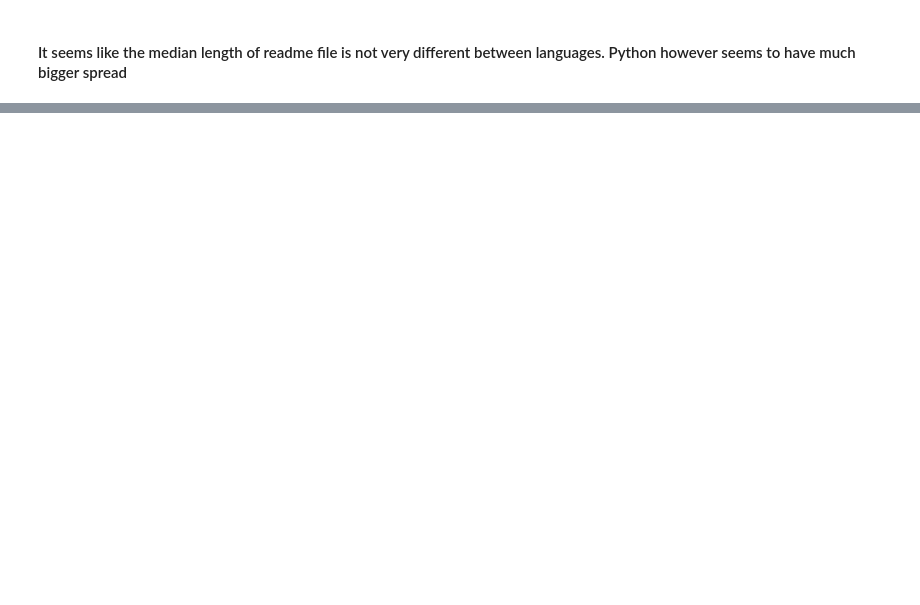
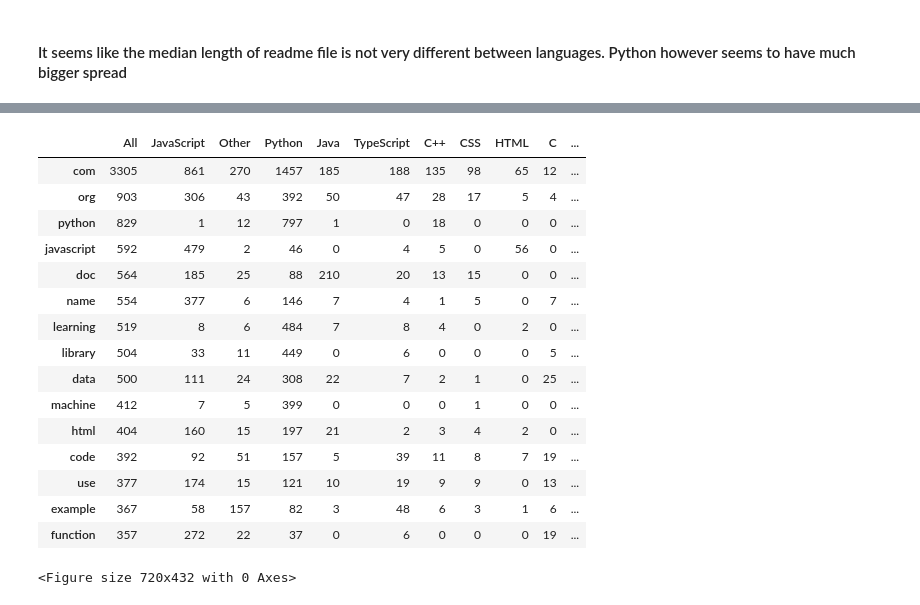
Before and after one commit to The-Tree-Muskeeters/git-language, a Jupyter notebook: nlp_project_ravinder.ipynb, the cells around one changed output, grey strips where cells are left out. Cells and saved outputs as stored; diff of their text form; code cells hidden in the pictures; blank space fills up the shorter version.

```diff
--- a/nlp_project_ravinder.ipynb
+++ b/nlp_project_ravinder.ipynb
@@ -341,0 +374,22 @@ def words_():
+# %%
+plt.figure(figsize = (10,6))
+
+word_counts.sort_values(by='All', ascending=False).head(15)
+# %% [output]
+|  | All | JavaScript | Other | Python | Java | TypeScript | C++ | CSS | HTML | C | ... |
+| com | 3305 | 861 | 270 | 1457 | 185 | 188 | 135 | 98 | 65 | 12 | ... |
+| org | 903 | 306 | 43 | 392 | 50 | 47 | 28 | 17 | 5 | 4 | ... |
+| python | 829 | 1 | 12 | 797 | 1 | 0 | 18 | 0 | 0 | 0 | ... |
+| javascript | 592 | 479 | 2 | 46 | 0 | 4 | 5 | 0 | 56 | 0 | ... |
+| doc | 564 | 185 | 25 | 88 | 210 | 20 | 13 | 15 | 0 | 0 | ... |
+| name | 554 | 377 | 6 | 146 | 7 | 4 | 1 | 5 | 0 | 7 | ... |
+| learning | 519 | 8 | 6 | 484 | 7 | 8 | 4 | 0 | 2 | 0 | ... |
+| library | 504 | 33 | 11 | 449 | 0 | 6 | 0 | 0 | 0 | 5 | ... |
+| data | 500 | 111 | 24 | 308 | 22 | 7 | 2 | 1 | 0 | 25 | ... |
+| machine | 412 | 7 | 5 | 399 | 0 | 0 | 0 | 1 | 0 | 0 | ... |
+| html | 404 | 160 | 15 | 197 | 21 | 2 | 3 | 4 | 2 | 0 | ... |
+| code | 392 | 92 | 51 | 157 | 5 | 39 | 11 | 8 | 7 | 19 | ... |
+| use | 377 | 174 | 15 | 121 | 10 | 19 | 9 | 9 | 0 | 13 | ... |
+| example | 367 | 58 | 157 | 82 | 3 | 48 | 6 | 3 | 1 | 6 | ... |
+| function | 357 | 272 | 22 | 37 | 0 | 6 | 0 | 0 | 0 | 19 | ... |
+<Figure size 720x432 with 0 Axes>
```
Also changed, not shown: parts of 10 cells of this notebook.
